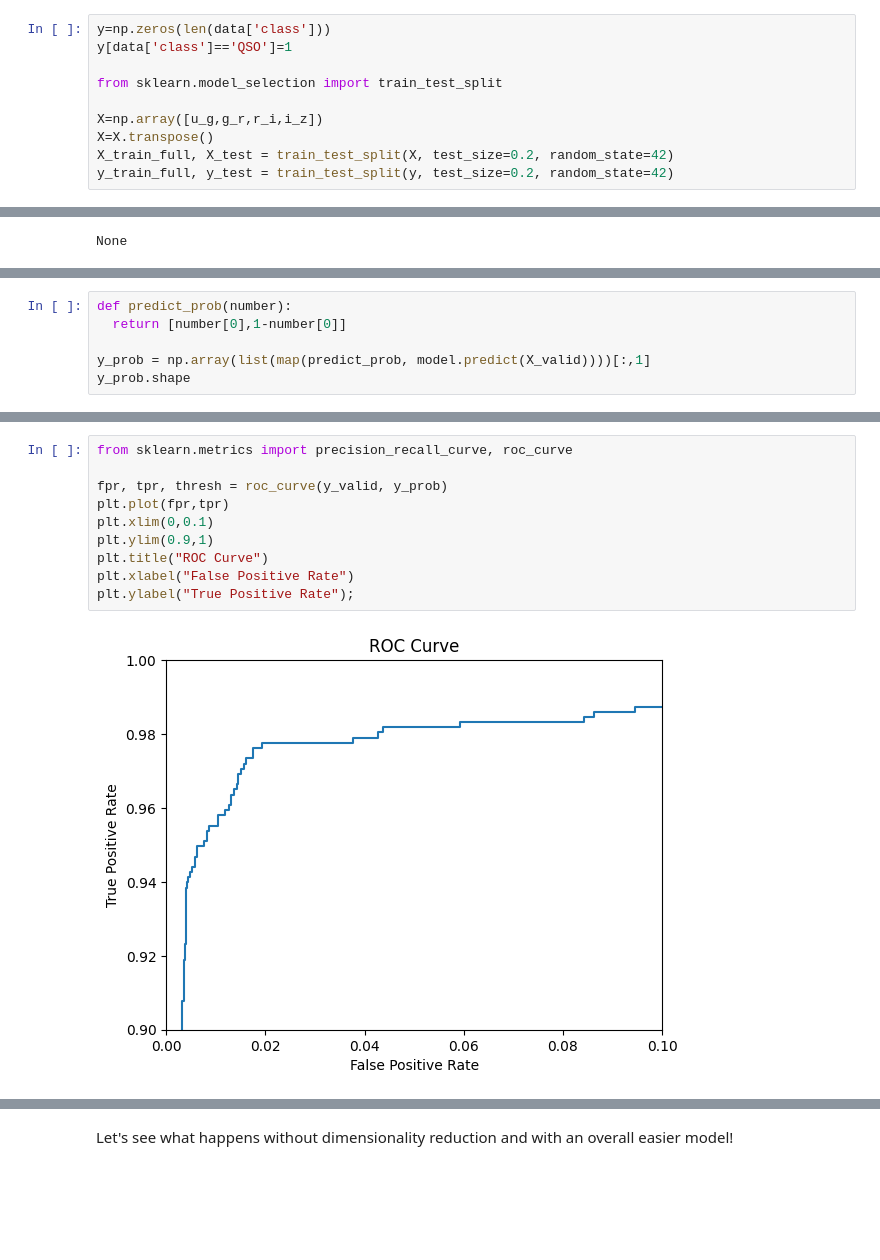
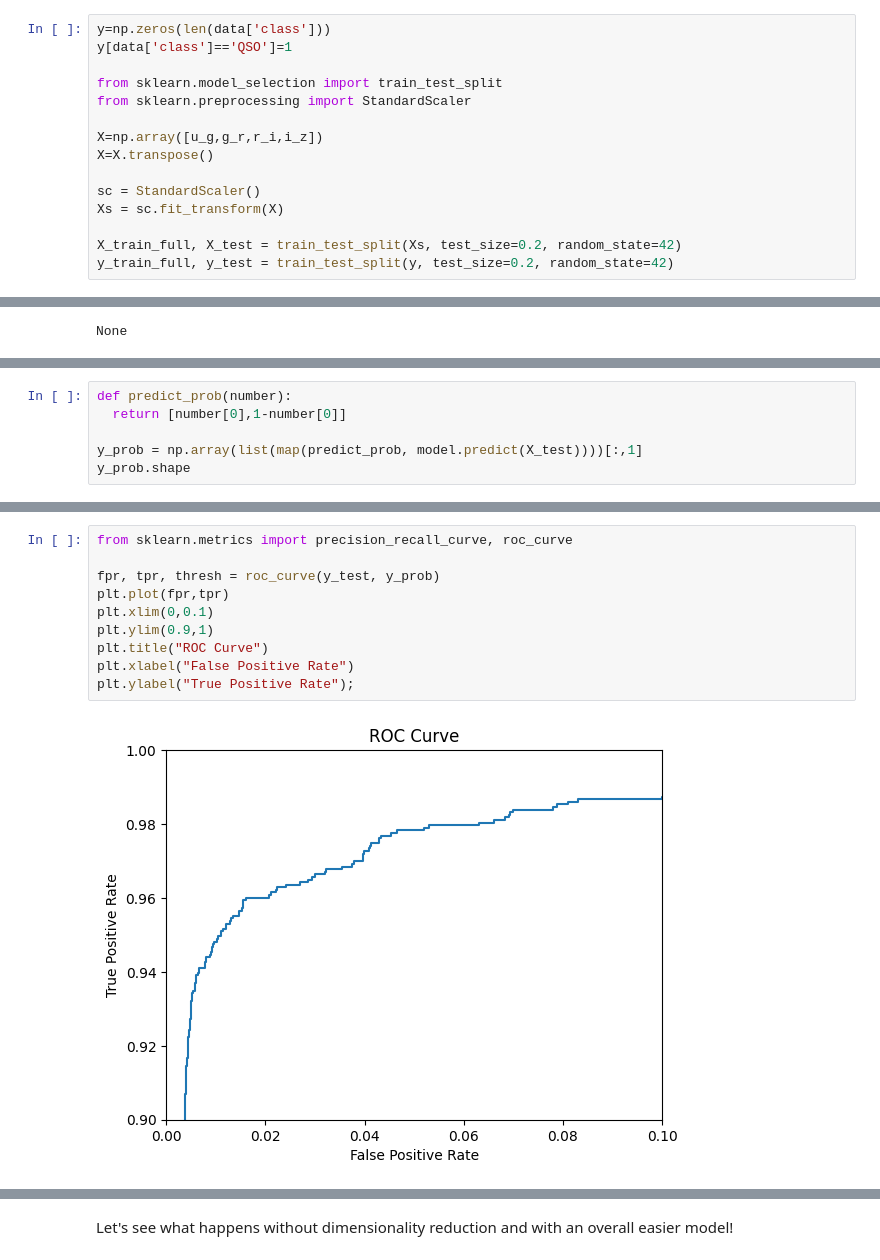
Before and after one commit to matteobosco0203/astrostatistics_bicocca_2026, a Jupyter notebook: working/L22 Neural Network.ipynb, the cells around one changed output, grey strips where cells are left out. Drawn from its saved outputs; the diff is of its cells as text; blank space fills up the shorter version.

```diff
--- a/working/L22 Neural Network.ipynb
+++ b/working/L22 Neural Network.ipynb
@@ -37,10 +37,15 @@ y=np.zeros(len(data['class']))
 y[data['class']=='QSO']=1
 
 from sklearn.model_selection import train_test_split
+from sklearn.preprocessing import StandardScaler
 
 X=np.array([u_g,g_r,r_i,i_z])
 X=X.transpose()
-X_train_full, X_test = train_test_split(X, test_size=0.2, random_state=42)
+
+sc = StandardScaler()
+Xs = sc.fit_transform(X)
+
+X_train_full, X_test = train_test_split(Xs, test_size=0.2, random_state=42)
 y_train_full, y_test = train_test_split(y, test_size=0.2, random_state=42)
 # %%
 !pip install corner
@@ -200,6 +201,6 @@ Successfully installed astroML-1.0.2.post1
 def predict_prob(number):
   return [number[0],1-number[0]]
 
-y_prob = np.array(list(map(predict_prob, model.predict(X_valid))))[:,1]
+y_prob = np.array(list(map(predict_prob, model.predict(X_test))))[:,1]
 y_prob.shape
 # %% [output]
@@ -208,15 +209,15 @@ y_prob.shape
 # %%
 from sklearn.metrics import precision_recall_curve, roc_curve
 
-fpr, tpr, thresh = roc_curve(y_valid, y_prob)
+fpr, tpr, thresh = roc_curve(y_test, y_prob)
 plt.plot(fpr,tpr)
 plt.xlim(0,0.1)
 plt.ylim(0.9,1)
 plt.title("ROC Curve")
 plt.xlabel("False Positive Rate")
 plt.ylabel("True Positive Rate");
 # %% [output]
-[figure, old version]
+[figure, new version]
 # %%
 last_epoch = len(clf.history['loss'])
 epochs = np.arange(1,last_epoch+1)
```
Also changed, not shown: parts of 21 cells of this notebook.
